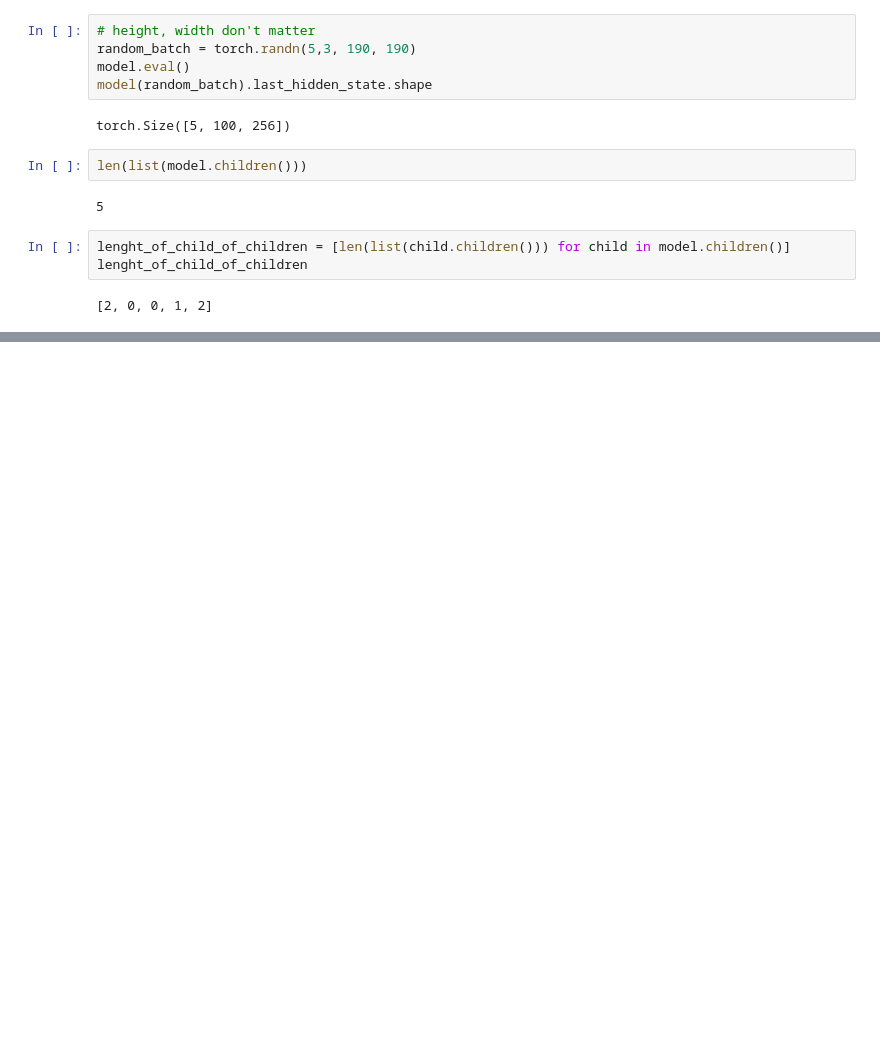
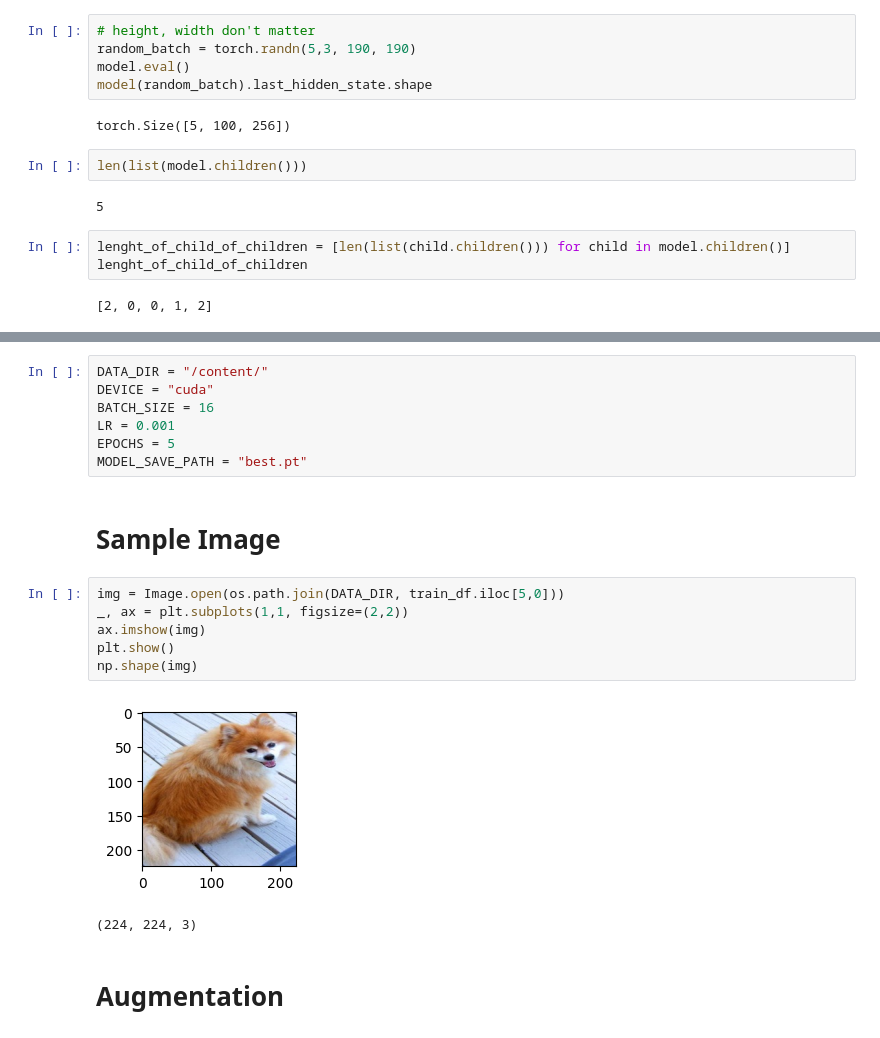
Before and after one commit to Kallol7/PytorchNotes, a Jupyter notebook: Pretrained/Pretrained.ipynb, the cells around one changed output, grey strips where cells are left out. Saved outputs shown, nothing was run; the diff lists cells and outputs as text; blank space fills up the shorter version.

```diff
--- a/Pretrained/Pretrained.ipynb
+++ b/Pretrained/Pretrained.ipynb
@@ -66,0 +144,20 @@ lenght_of_child_of_children
+# %%
+DATA_DIR = "/content/"
+DEVICE = "cuda"
+BATCH_SIZE = 16
+LR = 0.001
+EPOCHS = 5
+MODEL_SAVE_PATH = "best.pt"
+# %% [markdown]
+# Sample Image
+# %%
+img = Image.open(os.path.join(DATA_DIR, train_df.iloc[5,0]))
+_, ax = plt.subplots(1,1, figsize=(2,2))
+ax.imshow(img)
+plt.show()
+np.shape(img)
+# %% [output]
+[figure, added]
+(224, 224, 3)
+# %% [markdown]
+# Augmentation
```
Also changed, not shown: parts of 19 cells of this notebook.
